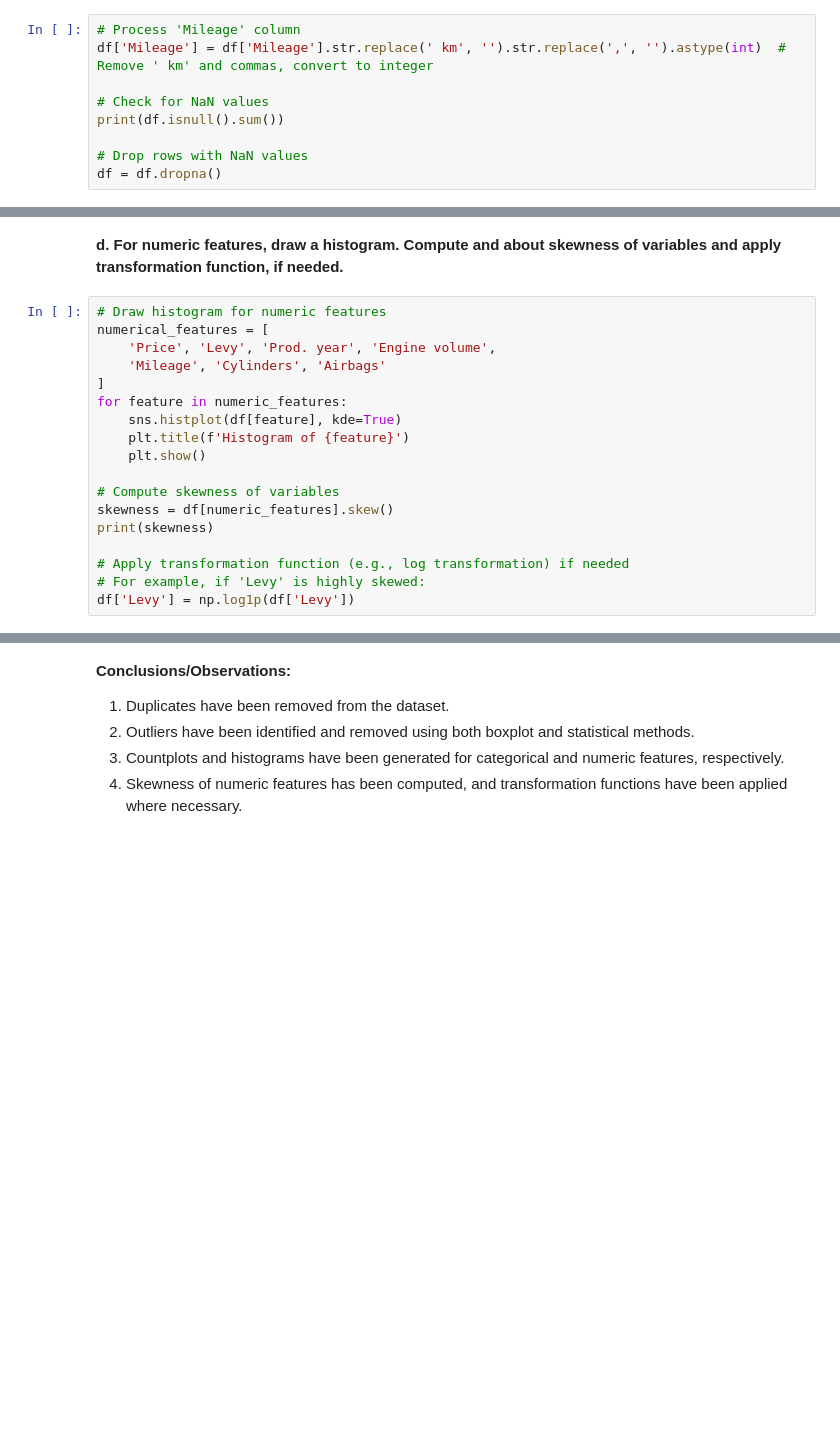
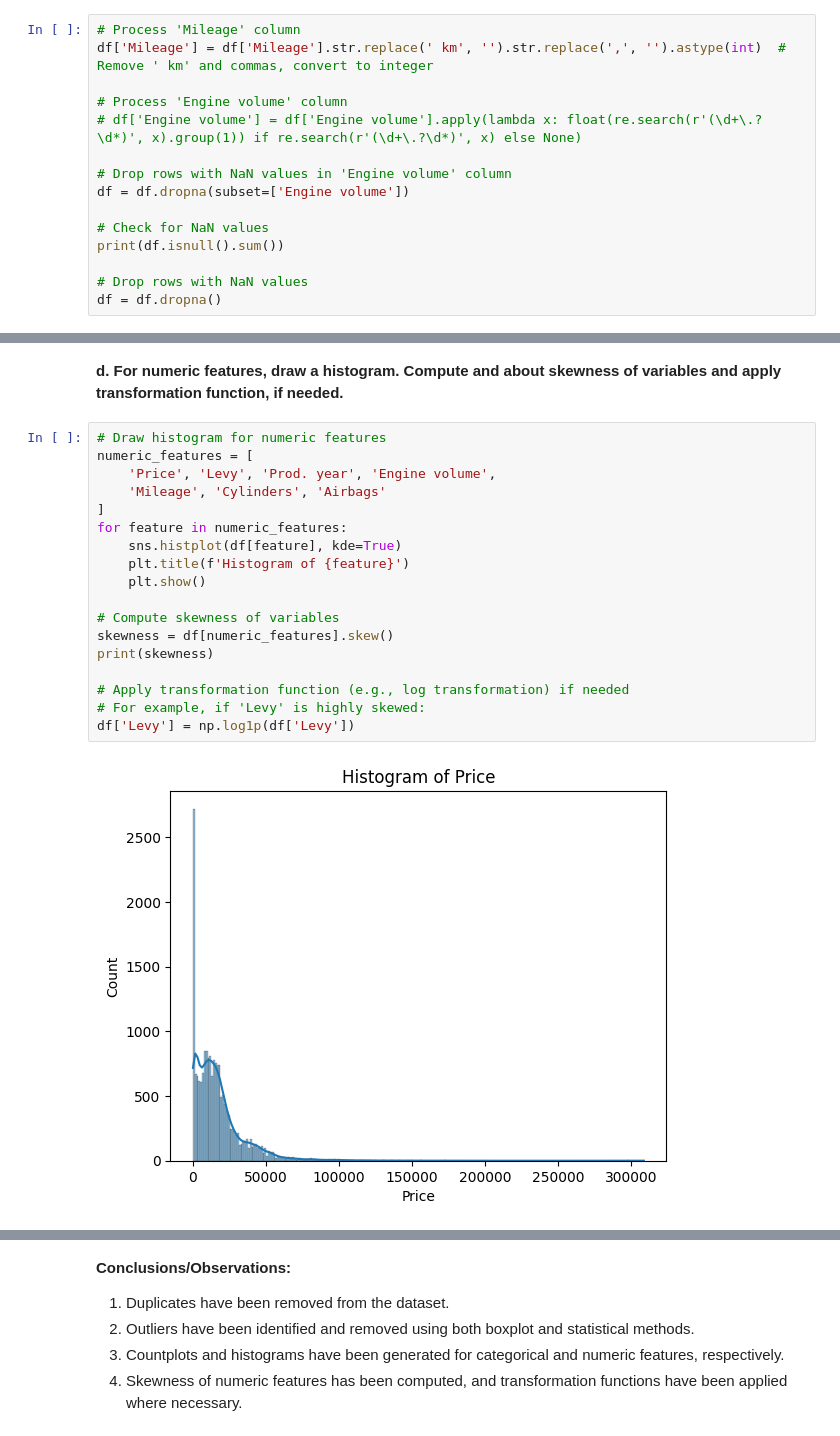
Before and after one commit to Thabhelo/car-price-prediction, a Jupyter notebook: car_price_analysis.ipynb, the cells around one changed output, grey strips where cells are left out. Cells and saved outputs as stored; diff of their text form; blank space fills up the shorter version.

```diff
--- a/car_price_analysis.ipynb
+++ b/car_price_analysis.ipynb
@@ -63,6 +66,12 @@ dtype: object
 # %%
 # Process 'Mileage' column
 df['Mileage'] = df['Mileage'].str.replace(' km', '').str.replace(',', '').astype(int)  # Remove ' km' and commas, convert to integer
+
+# Process 'Engine volume' column
+# df['Engine volume'] = df['Engine volume'].apply(lambda x: float(re.search(r'(\d+\.?\d*)', x).group(1)) if re.search(r'(\d+\.?\d*)', x) else None)
+
+# Drop rows with NaN values in 'Engine volume' column
+df = df.dropna(subset=['Engine volume'])
 
 # Check for NaN values
 print(df.isnull().sum())
@@ -171,20 +163,21 @@ for feature in categorical_features:
 **d. For numeric features, draw a histogram. Compute and about skewness of variables and apply transformation function, if needed.**
 # %%
 # Draw histogram for numeric features
-numerical_features = [
+numeric_features = [
     'Price', 'Levy', 'Prod. year', 'Engine volume',
     'Mileage', 'Cylinders', 'Airbags'
 ]
 for feature in numeric_features:
     sns.histplot(df[feature], kde=True)
     plt.title(f'Histogram of {feature}')
     plt.show()
 
 # Compute skewness of variables
 skewness = df[numeric_features].skew()
 print(skewness)
 
 # Apply transformation function (e.g., log transformation) if needed
 # For example, if 'Levy' is highly skewed:
 df['Levy'] = np.log1p(df['Levy'])
 # %% [output]
+[figure, added]
```
Also changed, not shown: parts of 8 cells of this notebook.
